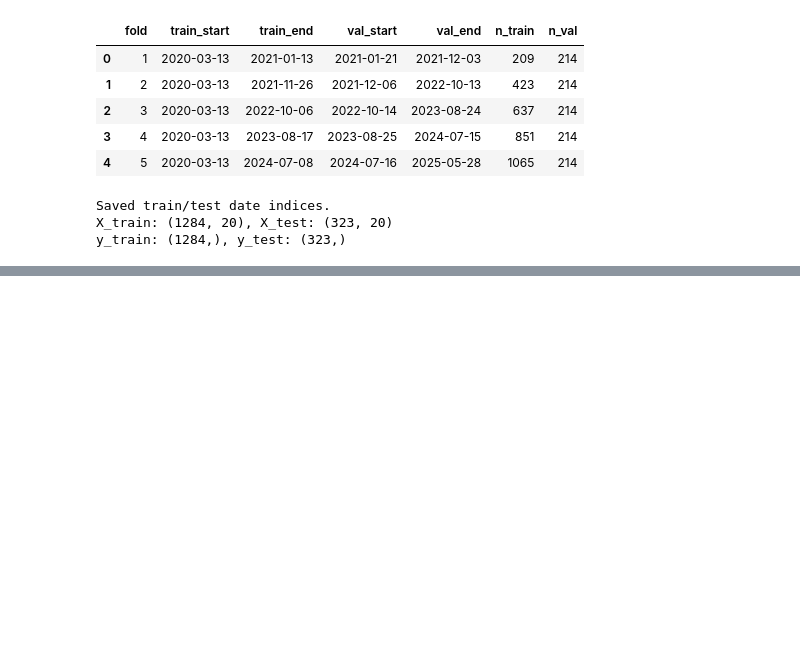
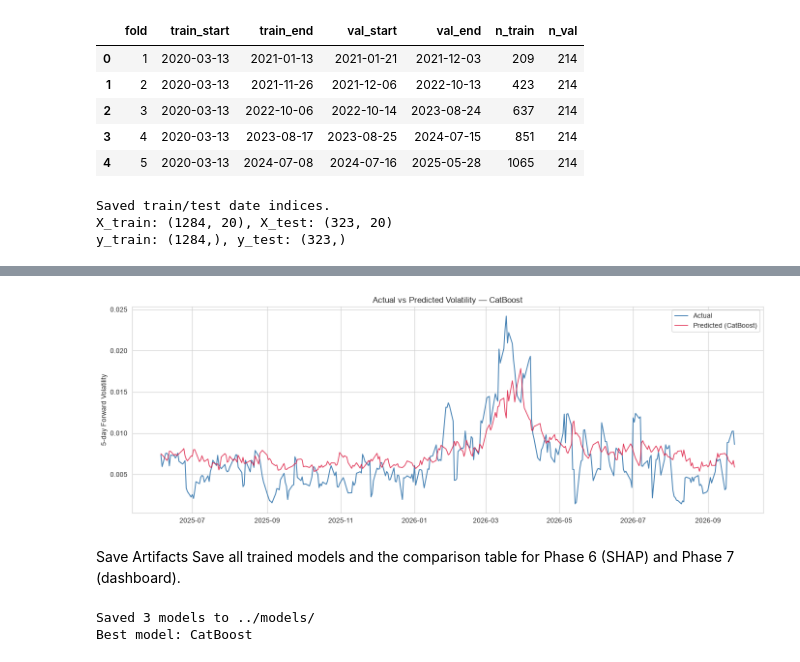
Before and after one commit to denny-labs/mini_project, a Jupyter notebook: notebooks/04_model_training.ipynb, the cells around one changed output, grey strips where cells are left out. Saved outputs shown, nothing was run; the diff lists cells and outputs as text; code cells hidden in the pictures; blank space fills up the shorter version.

```diff
--- a/notebooks/04_model_training.ipynb
+++ b/notebooks/04_model_training.ipynb
@@ -230,0 +523,9 @@ y_train: (1284,), y_test: (323,)
+# %%
+# regime wise metrics
+
+best_model_name = comparison.iloc[0]['Model']
+best_pred = results[best_model_name]['y_pred']
+
+regime_table = regime_wise_metrics(y_test, best_pred, test_df['Regime'])
+print(f"Regime-wise metrics for best model: {best_model_name}")
+display(regime_table.round(6))
@@ -230,0 +538,40 @@ y_train: (1284,), y_test: (323,)
+# %%
+# actual output vs prediction plot
+
+fig, ax = plt.subplots(figsize=(14, 5))
+ax.plot(y_test.index, y_test.values, label='Actual', color='steelblue', linewidth=1.4)
+ax.plot(y_test.index, best_pred, label=f'Predicted ({best_model_name})',
+        color='crimson', linewidth=1.2, alpha=0.85)
+ax.set_title(f'Actual vs Predicted Volatility — {best_model_name}')
+ax.set_ylabel('5-day Forward Volatility'); ax.legend()
+plt.tight_layout()
+plt.savefig('../reports/figures/11_actual_vs_predicted.png', dpi=120)
+plt.show()
+# %% [output]
+[figure, added]
+# %% [markdown]
+Save Artifacts
+Save all trained models and the comparison table for Phase 6 (SHAP) and Phase 7 (dashboard).
+# %%
+import joblib
+os.makedirs('../models', exist_ok=True)
+
+for name, r in results.items():
+    if 'model' in r:
+        joblib.dump(r['model'], f'../models/{name.lower()}_model.pkl')
+
+# Save metadata
+meta = {
+    'features': FEATURES,
+    'target': TARGET,
+    'forward_window': FORWARD_WINDOW,
+    'best_model': best_model_name,
+    'test_dates': [str(d.date()) for d in y_test.index],
+}
+joblib.dump(meta, '../models/metadata.pkl')
+
+print(f"Saved {sum('model' in r for r in results.values())} models to ../models/")
+print(f"Best model: {best_model_name}")
+# %% [output]
+Saved 3 models to ../models/
+Best model: CatBoost
```
Also changed, not shown: parts of 21 cells of this notebook, 6 other files.
